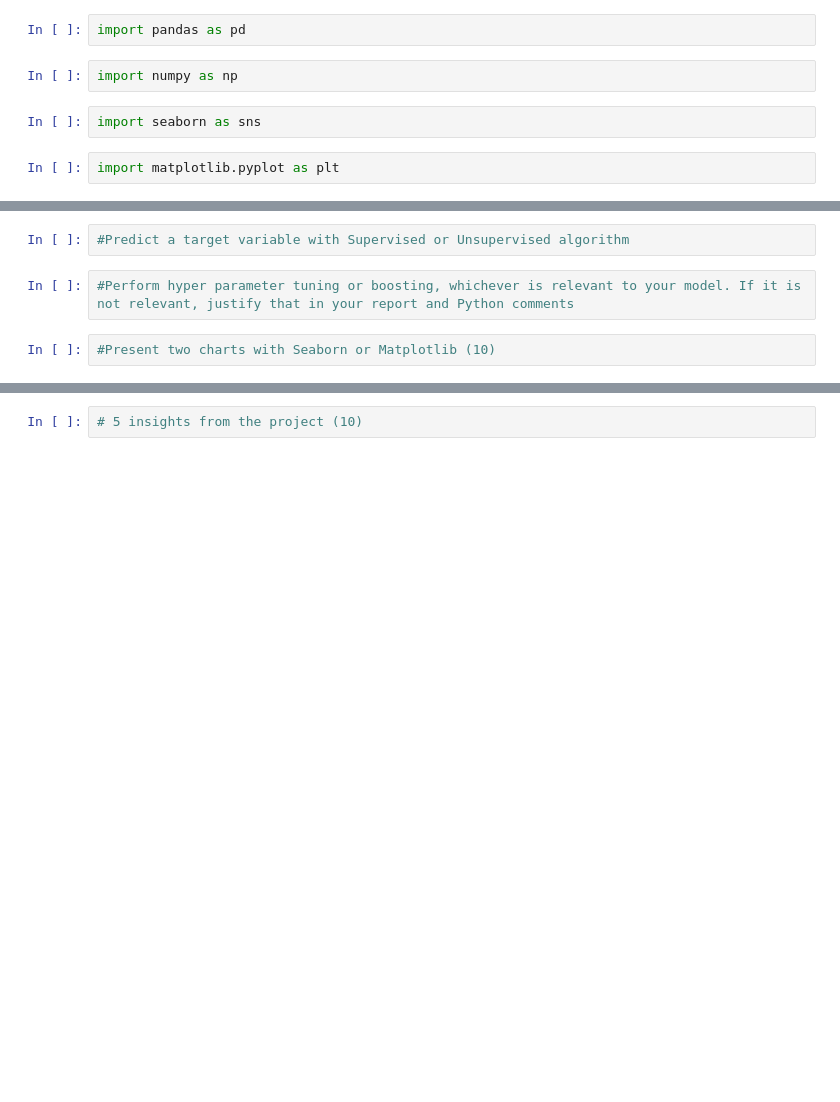
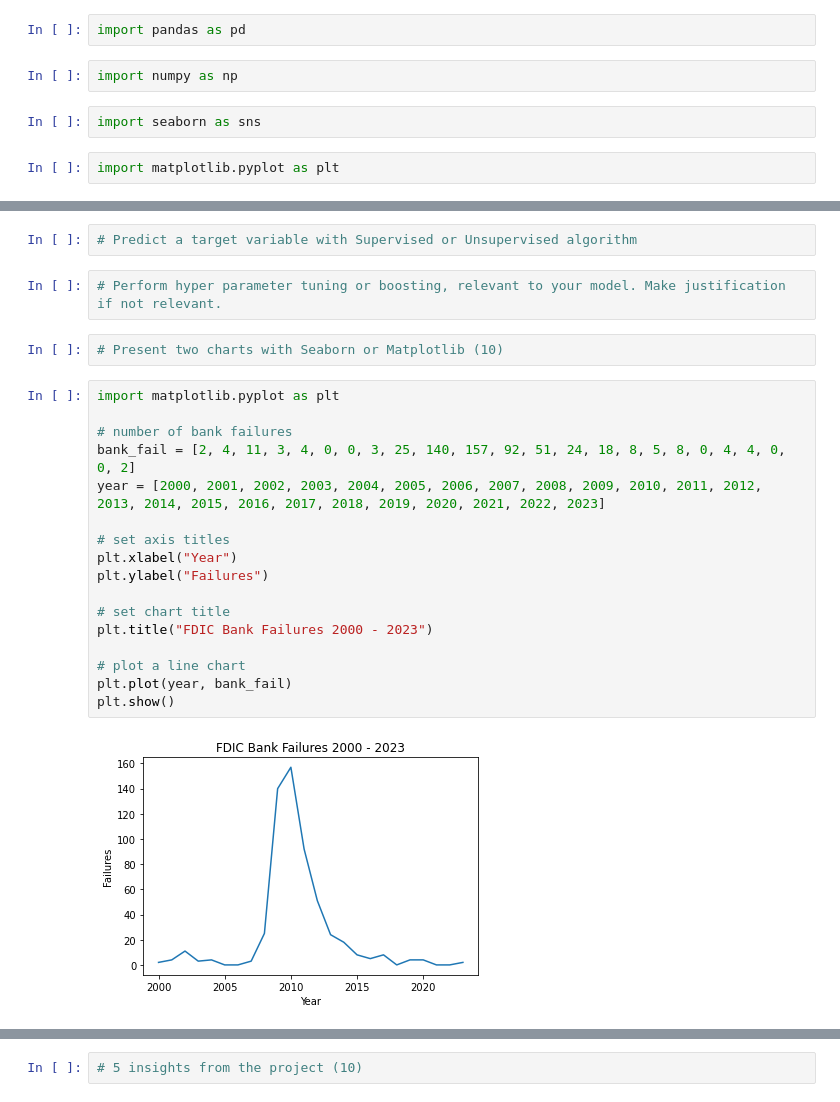
Before and after one commit to pmanuel1/UCDPA_Philip_Manuel, a Jupyter notebook: UCDPA_Philip_Manuel.ipynb, the cells around one changed output, grey strips where cells are left out. Saved outputs shown, nothing was run; the diff lists cells and outputs as text; blank space fills up the shorter version.

```diff
--- a/UCDPA_Philip_Manuel.ipynb
+++ b/UCDPA_Philip_Manuel.ipynb
@@ -31,6 +387,25 @@ import matplotlib.pyplot as plt
 # %%
-#Predict a target variable with Supervised or Unsupervised algorithm
+# Predict a target variable with Supervised or Unsupervised algorithm
 # %%
-#Perform hyper parameter tuning or boosting, whichever is relevant to your model. If it is not relevant, justify that in your report and Python comments
+# Perform hyper parameter tuning or boosting, relevant to your model. Make justification if not relevant.
 # %%
-#Present two charts with Seaborn or Matplotlib (10)
+# Present two charts with Seaborn or Matplotlib (10)
+# %%
+import matplotlib.pyplot as plt
+
+# number of bank failures
+bank_fail = [2, 4, 11, 3, 4, 0, 0, 3, 25, 140, 157, 92, 51, 24, 18, 8, 5, 8, 0, 4, 4, 0, 0, 2]
+year = [2000, 2001, 2002, 2003, 2004, 2005, 2006, 2007, 2008, 2009, 2010, 2011, 2012, 2013, 2014, 2015, 2016, 2017, 2018, 2019, 2020, 2021, 2022, 2023]
+
+# set axis titles
+plt.xlabel("Year")
+plt.ylabel("Failures")
+
+# set chart title
+plt.title("FDIC Bank Failures 2000 - 2023")
+
+# plot a line chart
+plt.plot(year, bank_fail)
+plt.show()
+# %% [output]
+[figure, added]
```
Also changed, not shown: parts of 75 cells of this notebook.
